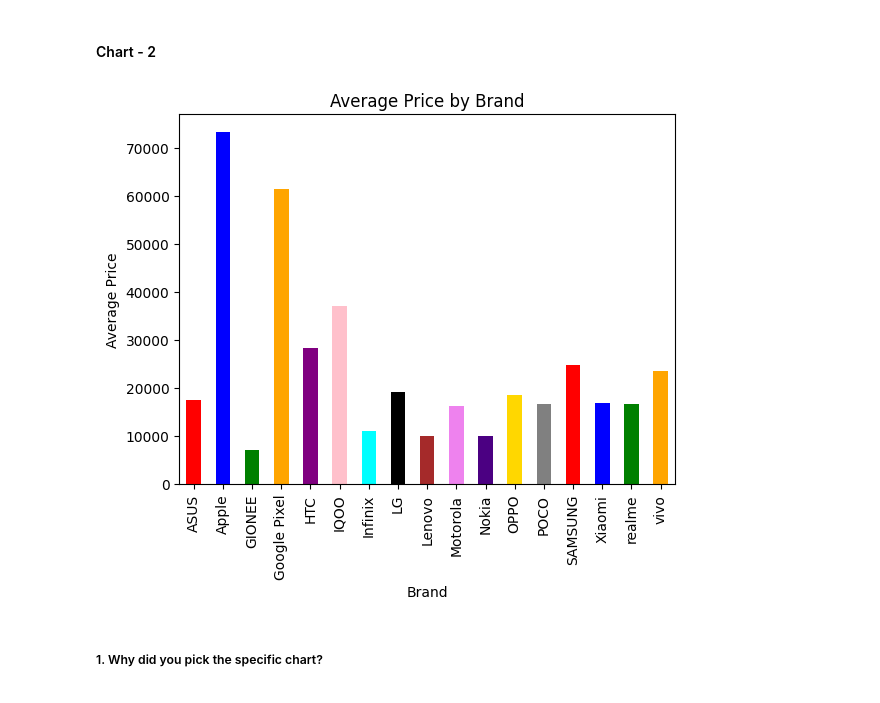
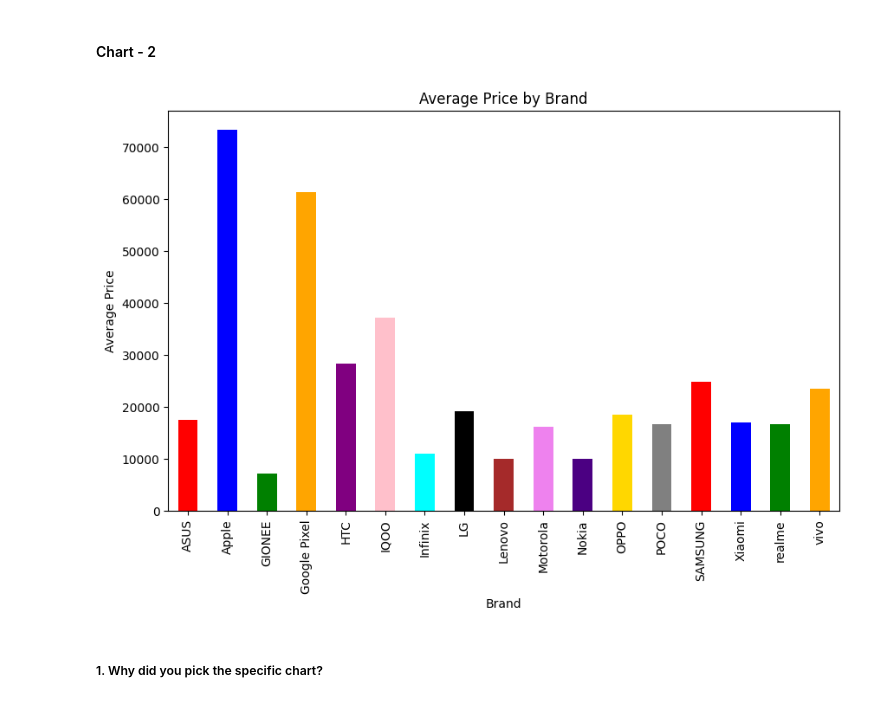
Before and after one commit to anujpurohit0501/flipkart-mobile-eda, a Jupyter notebook: Flipkart_Mobile_EDA.ipynb, the cells around one changed output. Saved outputs shown, nothing was run; the diff lists cells and outputs as text; code cells hidden in the pictures.

```diff
--- a/Flipkart_Mobile_EDA.ipynb
+++ b/Flipkart_Mobile_EDA.ipynb
@@ -294,15 +296,16 @@ Ans2: Yes, possibly.
 # %%
 # Chart - 2 visualization code
 # Average Price of Each Brand
 x=df.groupby('Brand')['Selling Price'].mean()
 c=['red','blue','green','orange','purple','pink','cyan','black','brown','violet','indigo','gold','grey']
+plt.figure(figsize=(10,6))
 x.plot(kind='bar',color=c)
 plt.xlabel('Brand')
 plt.ylabel('Average Price')
 plt.title('Average Price by Brand')
 plt.show()
 # %% [output]
-[figure, old version]
+[figure, new version]
 # %% [markdown]
 ##### 1. Why did you pick the specific chart?
 # %% [markdown]
```
Also changed, not shown: parts of 32 cells of this notebook.
